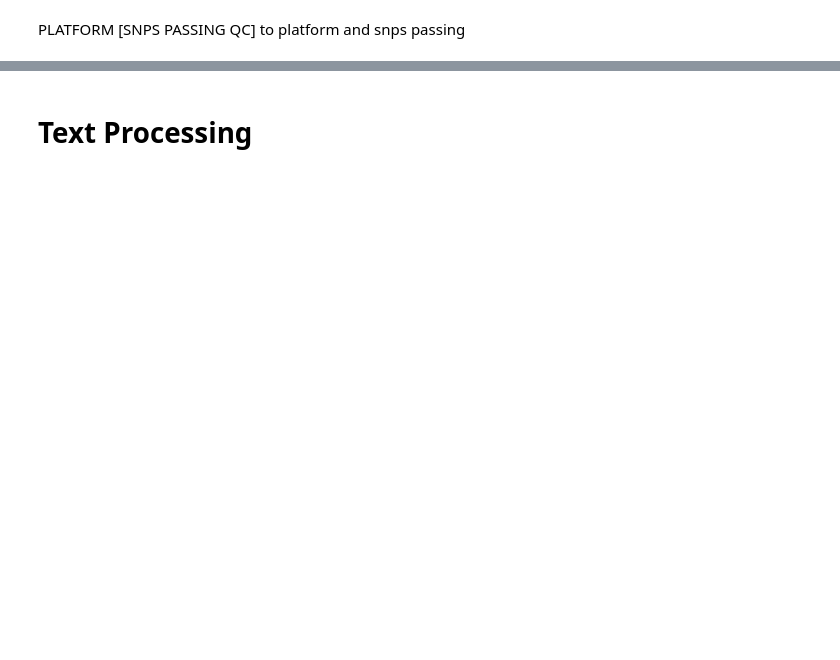
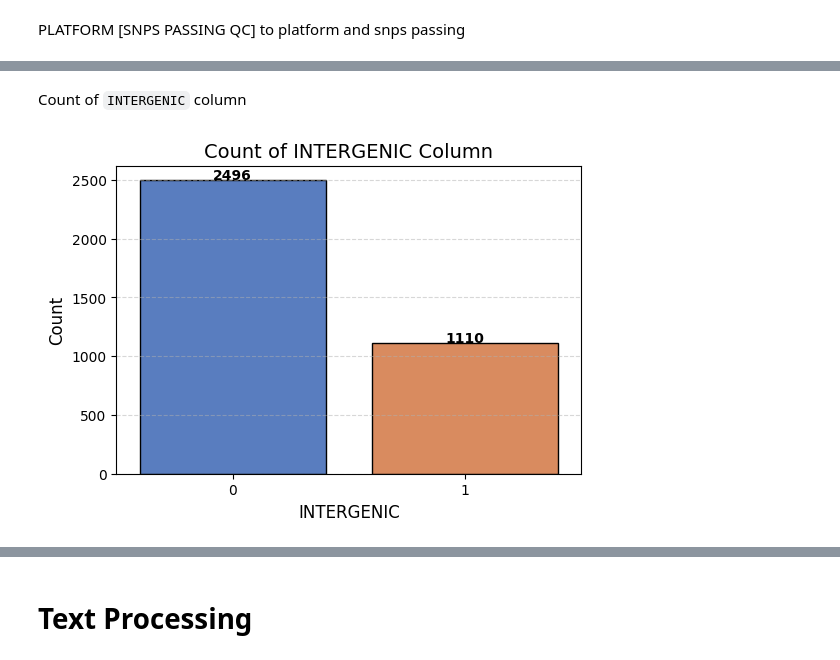
Before and after one commit to AbdullahDahabre/T2D-Prediction-System--Data-Fusion-for-Enhanced-Decision-Making, a Jupyter notebook: genetic.ipynb, the cells around one changed output, grey strips where cells are left out. Cells and saved outputs as stored; diff of their text form; code cells hidden in the pictures; blank space fills up the shorter version.

```diff
--- a/genetic.ipynb
+++ b/genetic.ipynb
@@ -504,2 +518,5 @@ Missing values for `UPSTREAM_GENE_ID`, `DOWNSTREAM_GENE_ID`, `SNP_GENE_IDS`, `UP
+# %%
+# Reset the index to align with the new row count
+genetic_df = genetic_df.reset_index(drop=True)
 # %% [markdown]
 # Feature Engineering
@@ -538,0 +1096,24 @@ convert OR or BETA to OR_or_BETA
+# %% [markdown]
+Count of `INTERGENIC` column
+# %%
+# Count occurrences of unique values in INTERGENIC column
+intergenic_counts = genetic_df["INTERGENIC"].value_counts()
+
+# Plot bar chart
+plt.figure(figsize=(6, 4))
+sns.barplot(x=intergenic_counts.index, y=intergenic_counts.values, palette="muted", edgecolor="black")
+
+# Add count labels on top of each bar
+for i, count in enumerate(intergenic_counts.values):
+    plt.text(i, count + 5, str(count), ha="center", fontsize=10, fontweight="bold")
+
+# Customize plot
+plt.title("Count of INTERGENIC Column", fontsize=14)
+plt.xlabel("INTERGENIC", fontsize=12)
+plt.ylabel("Count", fontsize=12)
+plt.grid(axis="y", linestyle="--", alpha=0.5)
+
+# Show plot
+plt.show()
+# %% [output]
+[figure, added]
```
Also changed, not shown: parts of 78 cells of this notebook.
